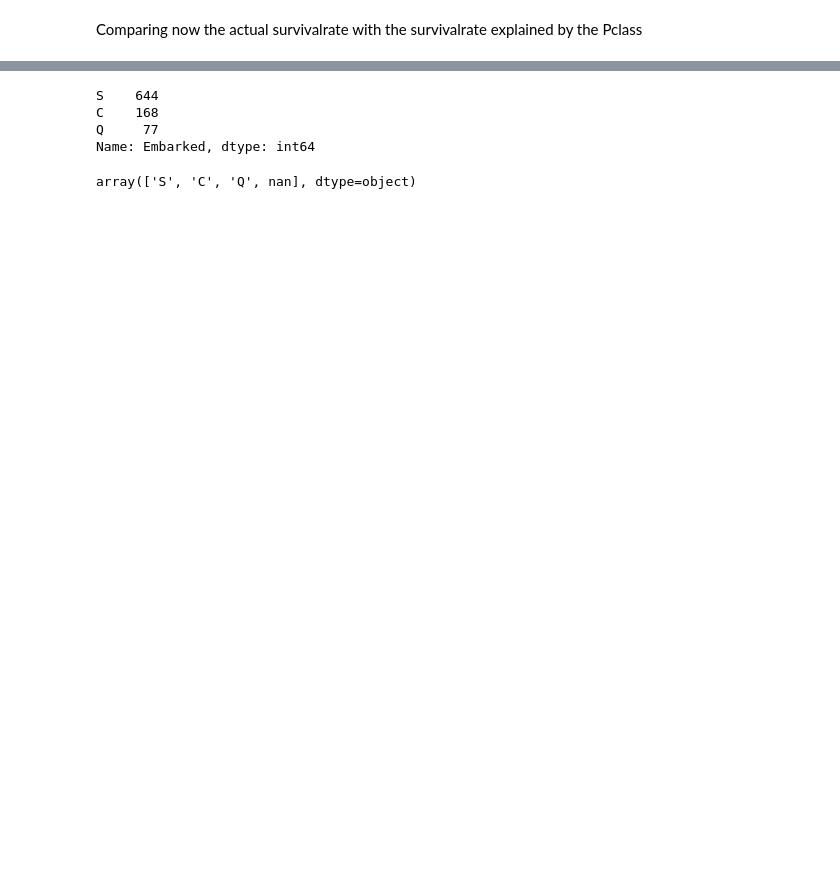
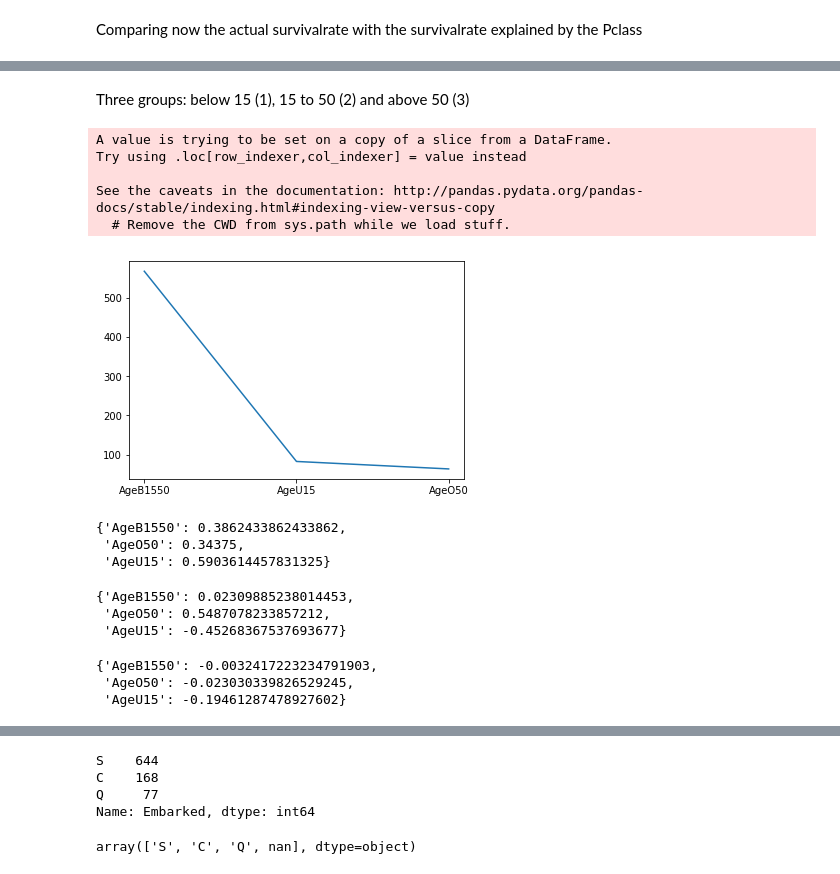
Before and after one commit to KuehOS/titadataset, a Jupyter notebook: ml_titanic.ipynb, the cells around one changed output, grey strips where cells are left out. Drawn from its saved outputs; the diff is of its cells as text; code cells hidden in the pictures; blank space fills up the shorter version.

```diff
--- a/ml_titanic.ipynb
+++ b/ml_titanic.ipynb
@@ -360,6 +268,0 @@ As we will have a look later on the feature Sex this is sort of a preview. What
-# %%
-df_train["Over_50"] = df_train["Age"] > 50
-df_train["Over_50"].replace([False, True],[0,1], inplace= True)
-
-df_test["Over_50"] = df_test["Age"] > 50
-df_test["Over_50"].replace([False, True],[0,1], inplace= True)
@@ -367,0 +299,5 @@ df_test["Over_50"].replace([False, True],[0,1], inplace= True)
+# %%
+binarization("cat_fare", df_train, df_train)
+df_train["FareOver80"] = df_train["b100200"] + df_train['b80100'] + df_train['g300'] + df_train['b200300']
+# %%
+df_train = df_train.drop(["Fare","b6080", 'b4060', 'b2030', 'b1020', 'b3040','b200300','b100200', 'b80100', 'g300', "cat_fare"], axis = 1)
@@ -367,0 +325,52 @@ df_test["Over_50"].replace([False, True],[0,1], inplace= True)
+# %% [markdown]
+Three groups:
+below 15 (1),
+15 to 50 (2) and
+above 50 (3)
+# %%
+age_list = []
+for a in df_age["Age"]:
+    if a <= 15:
+        age_list.append("AgeU15")
+    elif 15 < a <= 50:
+        age_list.append("AgeB1550")
+    else:
+        age_list.append("AgeO50")
+
+df_age["cat_age"] = age_list
+# %% [output]
+A value is trying to be set on a copy of a slice from a DataFrame.
+Try using .loc[row_indexer,col_indexer] = value instead
+
+See the caveats in the documentation: http://pandas.pydata.org/pandas-docs/stable/indexing.html#indexing-view-versus-copy
+  # Remove the CWD from sys.path while we load stuff.
+# %%
+plt.plot(df_age["cat_age"].value_counts())
+plt.show()
+# %% [output]
+[figure, added]
+# %%
+surv_rate_age = {}
+
+for g in df_age["cat_age"].unique():
+    selection = df_age.loc[df_age["cat_age"] == g, :]
+    freq = sum(selection["Survived"])/len(selection["Survived"])
+    surv_rate_age.update({g : freq})
+
+surv_rate_age
+# %% [output]
+{'AgeB1550': 0.3862433862433862,
+ 'AgeO50': 0.34375,
+ 'AgeU15': 0.5903614457831325}
+# %%
+ind_cat_pclass("cat_age", df_age, df_train)
+# %% [output]
+{'AgeB1550': 0.02309885238014453,
+ 'AgeO50': 0.5487078233857212,
+ 'AgeU15': -0.45268367537693677}
+# %%
+ind_cat_sex("cat_age", df_age, df_train)
+# %% [output]
+{'AgeB1550': -0.0032417223234791903,
+ 'AgeO50': -0.023030339826529245,
+ 'AgeU15': -0.19461287478927602}
```
Also changed, not shown: parts of 199 cells of this notebook, 5 other files.
